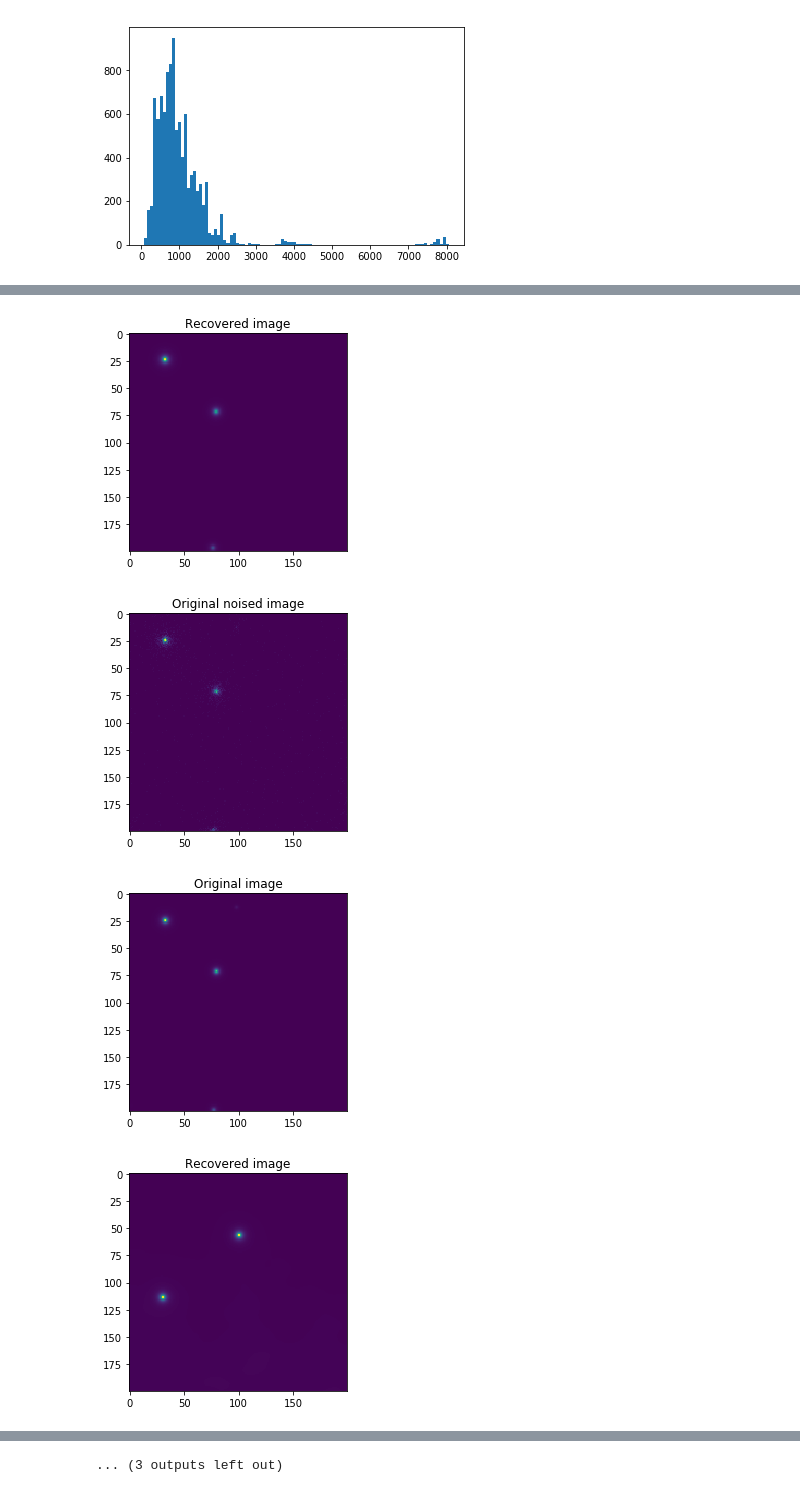
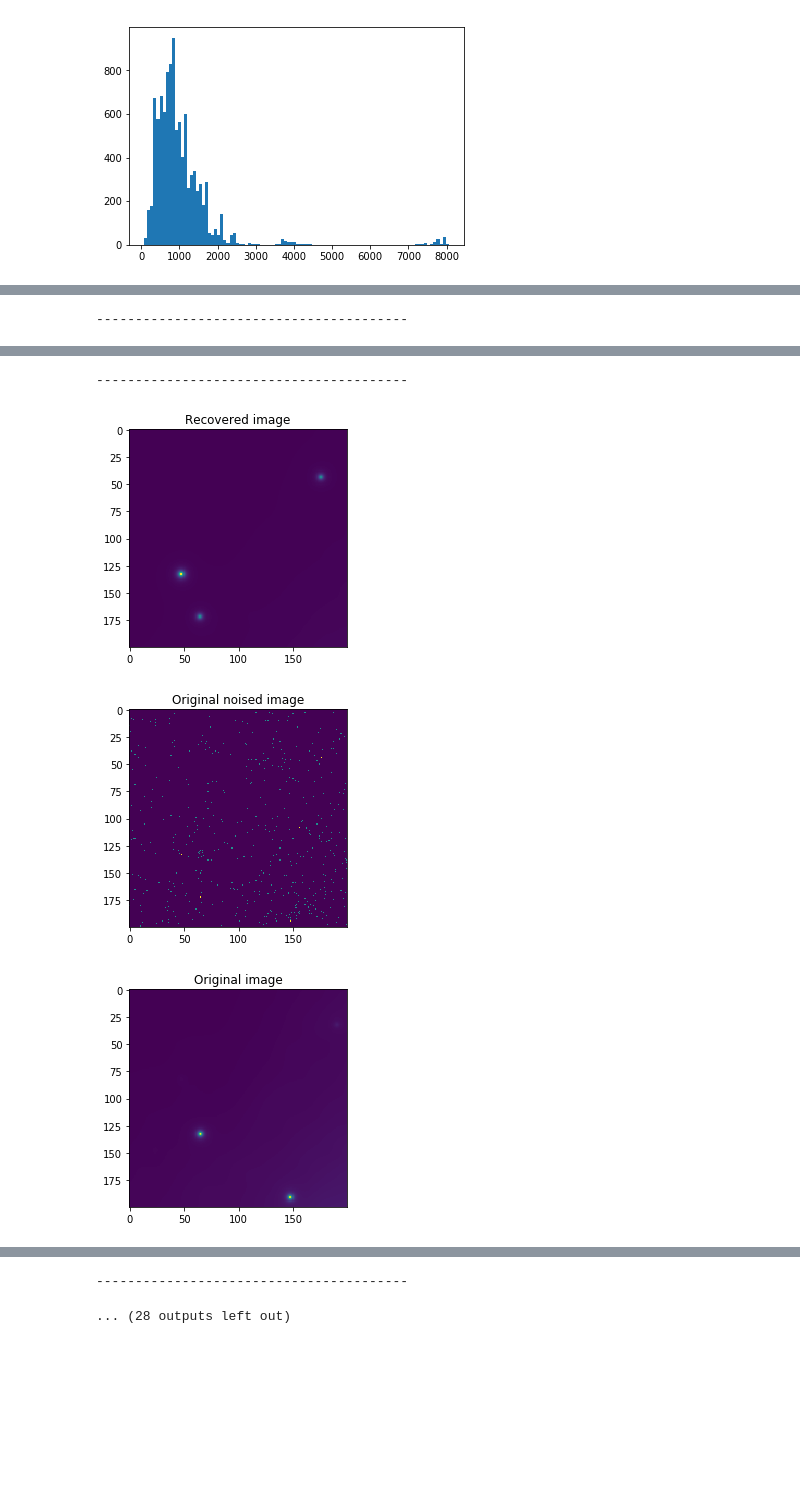
Before and after one commit to MariiaDrozdova/fermi, a Jupyter notebook: Deconvolution/Likelihood approach.ipynb, the cells around one changed output, grey strips where cells are left out. Drawn from its saved outputs; the diff is of its cells as text; code cells hidden in the pictures; blank space fills up the shorter version.

Commit message:
10**4 images

```diff
--- a/Deconvolution/Likelihood approach.ipynb
+++ b/Deconvolution/Likelihood approach.ipynb
@@ -61,11 +61,12 @@ def plot_d(d):
     plt.imshow(d[b'original'], cmap='viridis')
     plt.title("Original image")
     plt.show()
+    print("-"*40)
     #print(d[b'koefs'])
     #print('Recovered indexes: ' + str(d[b'indexes']))
     #print('Real indexes(no order): ' + str(np.array(d[b'original_coords']).astype(int)))
 
-for i in range(5):
+for i in range(10):
     name = random.choice(os.listdir("/media/mariia/Maxtor/database5/results/"))
     d =load_obj(name[:-4])
     plot_d(d)
@@ -75,0 +77 @@ for i in range(5):
+----------------------------------------
@@ -79,4 +81,4 @@ for i in range(5):
+----------------------------------------
-[figure, old version]
+[figure, new version]
-[figure, old version]
+[figure, new version]
-[figure, old version]
+[figure, new version]
-[figure, removed]
@@ -85 +85,2 @@ for i in range(5):
-... (3 outputs left out)
+----------------------------------------
+... (28 outputs left out)
```
Also changed, not shown: parts of 1 cell of this notebook.
